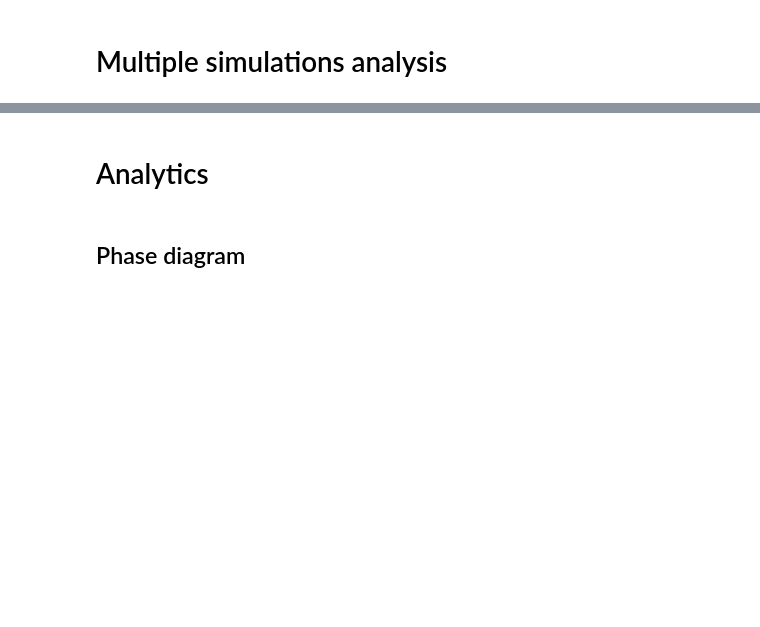
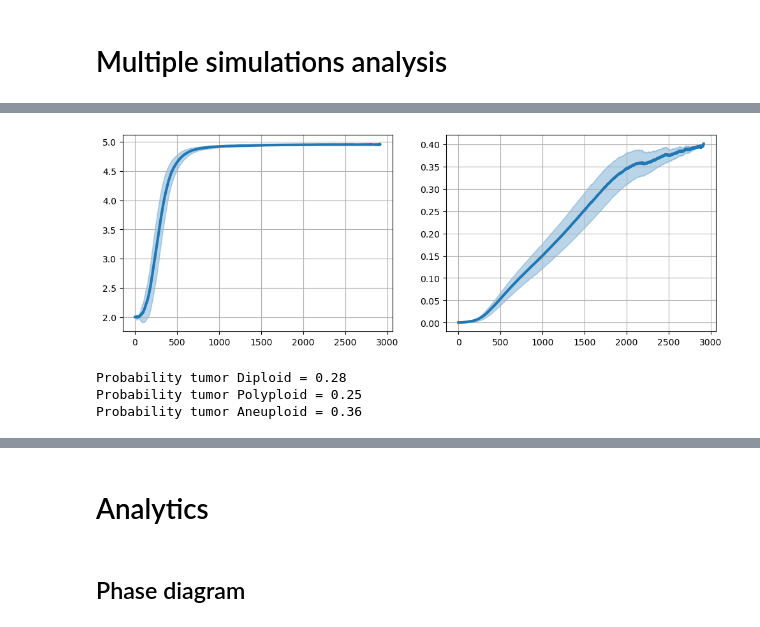
Before and after one commit to francescozambelli/CancerEvo, a Jupyter notebook: analysis.ipynb, the cells around one changed output, grey strips where cells are left out. Saved outputs shown, nothing was run; the diff lists cells and outputs as text; code cells hidden in the pictures; blank space fills up the shorter version.

```diff
--- a/analysis.ipynb
+++ b/analysis.ipynb
@@ -35,6 +36,7 @@ def normalize(c,r,mu,mI,mO,mS,mHK,mu0,r0):
     mHK_c = [np.array([(m*(1-t))/t for (m,t) in zip(mHK[i],c[i])]) for i in range(len(c))]
     return r_c,mu_c,mI_c,mO_c,mS_c,mHK_c
 # %%
+### Error areas y ###
 def stats_elementwise(vs):
     """
     Compute element-wise mean and standard deviation across uneven-length sequences,
@@ -72,3 +74,11 @@ def stats_elementwise(vs):
             stds[i] = np.nan
 
     return means, stds
+
+
+def plot_stats_elementwise(x, ax, label="", color="C0", lw=3, alpha=0.3):
+    means, stds = stats_elementwise(x)
+    ci_half_width = stds
+
+    ax.plot(np.arange(len(means)), means, color=color, lw=lw, label=label)
+    ax.fill_between(np.arange(len(means)) ,means-stds, means+stds, color=color, alpha=alpha)
@@ -216,0 +202,16 @@ plt.show()
+# %%
+_,ax = plt.subplots(1,2, figsize=(12,4))
+plot_stats_elementwise(ng_t_1, ax[0])
+plot_stats_elementwise(ts_t_1, ax[1])
+ax[0].grid()
+ax[1].grid()
+# %% [output]
+[figure, added]
+# %%
+print(r"Probability tumor Diploid = %.2f" %(sum(map_t_0)/(sum(map_h_0)+sum(map_t_0))))
+print(r"Probability tumor Polyploid = %.2f" %(sum(map_t_1)/(sum(map_h_1)+sum(map_t_1))))
+print(r"Probability tumor Aneuploid = %.2f" %(sum(map_t_2)/(sum(map_h_2)+sum(map_t_2))))
+# %% [output]
+Probability tumor Diploid = 0.28
+Probability tumor Polyploid = 0.25
+Probability tumor Aneuploid = 0.36
```
Also changed, not shown: parts of 54 cells of this notebook, 43 other files.
